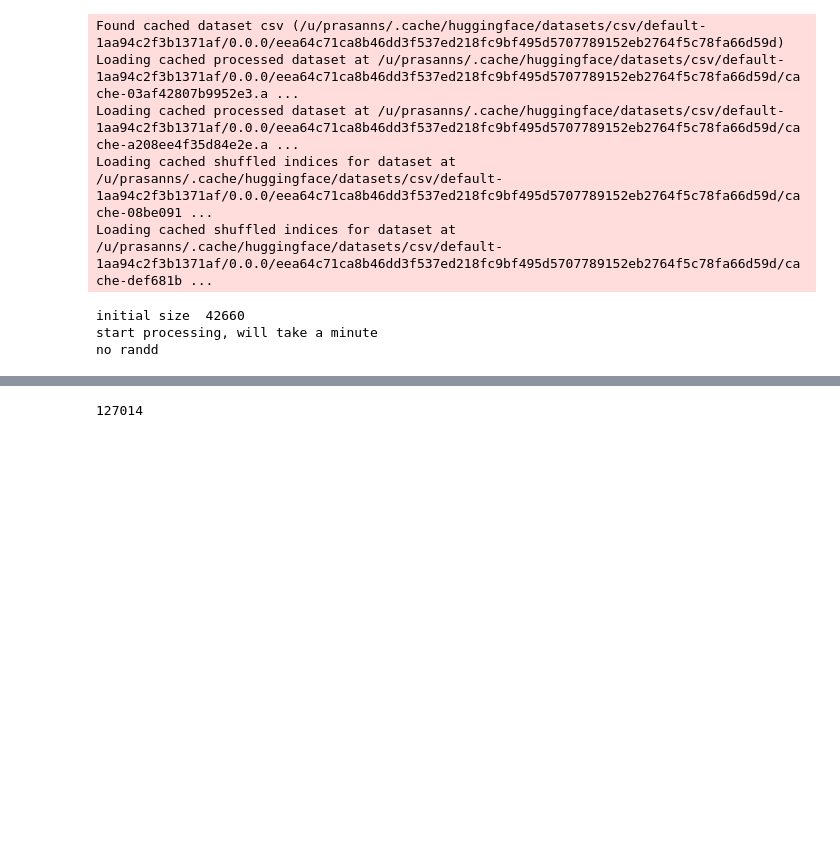
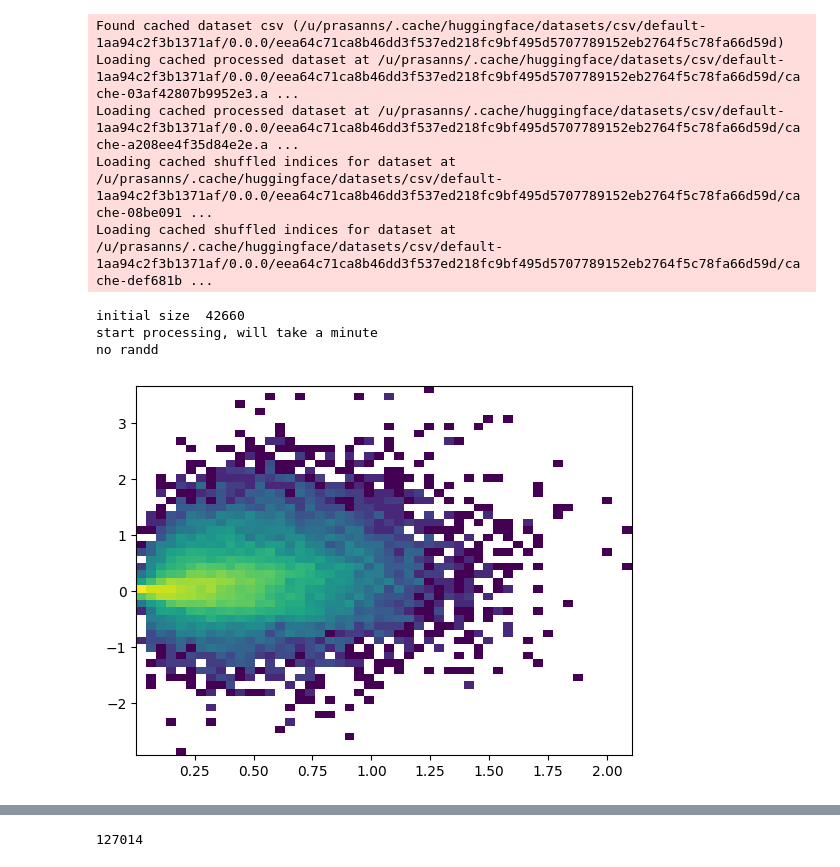
Before and after one commit to PrasannS/rlhf-length-biases, a Jupyter notebook: eval/examine_dcarto.ipynb, the cells around one changed output, grey strips where cells are left out. Drawn from its saved outputs; the diff is of its cells as text; code cells hidden in the pictures; blank space fills up the shorter version.

```diff
--- a/eval/examine_dcarto.ipynb
+++ b/eval/examine_dcarto.ipynb
@@ -192 +188,5 @@ tmp = tmp[tmp.confs>-1]
+# %%
+lenscat(apfarm)
+# %% [output]
+[figure, added]
 # %%
```
Also changed, not shown: parts of 6 cells of this notebook, 5 other files.
